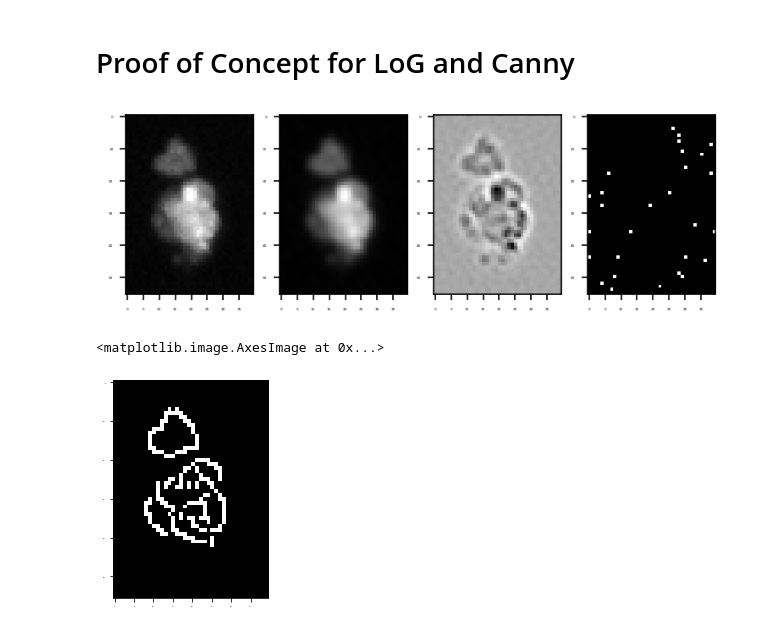
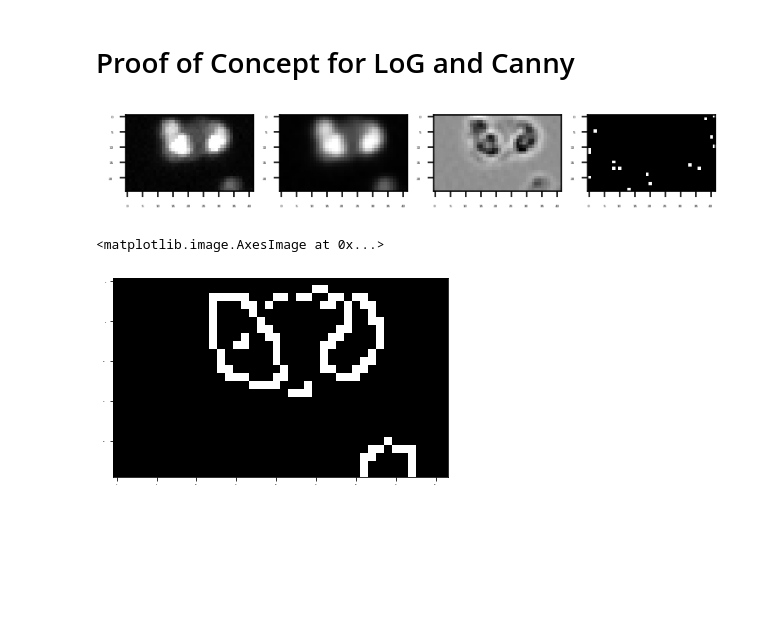
Before and after one commit to peteyeh/celltrack, a Jupyter notebook: feature_extract.ipynb, the cells around one changed output. Drawn from its saved outputs; the diff is of its cells as text; code cells hidden in the pictures; blank space fills up the shorter version.

```diff
--- a/feature_extract.ipynb
+++ b/feature_extract.ipynb
@@ -29,12 +29,32 @@ def compute_centroid(cluster, coordinate_bounds):
 
     min_x = np.min(cluster[:, 1])
     max_x = np.max(cluster[:, 1])
-    size_x = max(15, int(1.2*(max_x - min_x)))
+    size_x = max(15, int(1.0*(max_x - min_x)))
     box_x = [max(0, x - size_x), min(coordinate_bounds[1], x + size_x)]
 
     min_y = np.min(cluster[:, 0])
     max_y = np.max(cluster[:, 0])
-    size_y = max(15, int(1.2*(max_y - min_y)))
+    size_y = max(15, int(1.0*(max_y - min_y)))
     box_y = [max(0, y - size_y), min(coordinate_bounds[0], y + size_y)]
 
     return centroid, box_x, box_y
+
+# Input:
+#  - image: binary image
+#  - threshold [0-1]: only remove elements less that make up less than threshold
+#    amount of total elements
+# Output: input image with border elements removed
+def remove_border_elements(image, threshold):
+    num_components, labelled, stats, centroids = \
+        cv2.connectedComponentsWithStats(image, 8, cv2.CV_32S)  # 8-connectivity includes diagonals
+    total_size = sum(stats[1:,-1])  # 0 is the background component
+
+    border_filter = np.ones(labelled.shape).astype(int)
+    border_filter[1:-1, 1:-1] = 0
+
+    for c in range(1, num_components):  # 0 is the background component
+        component = (labelled == c).astype(int)
+        if np.sum(component & border_filter) > 0 and np.sum(component) < threshold*total_size:
+            image = image & (1-component)
+
+    return image
@@ -157,33 +191,33 @@ plt.show()
 # %% [markdown]
 # Proof of Concept for LoG and Canny
 # %%
-centroid = centroids[3]
-box_x = boxes_x[3]
-box_y = boxes_y[3]
+centroid = centroids[2]
+box_x = boxes_x[2]
+box_y = boxes_y[2]
 
 # LoG
 image = rfp[1]
 box = image[box_y[0]:box_y[1], box_x[0]:box_x[1]]
 blurred = cv2.GaussianBlur(np.float64(box), (3,3), 0)
 filtered = cv2.Laplacian(np.float64(blurred), cv2.CV_64F)
 edges = (filtered == 0).astype(int)  # need to threshold this
 
 plt.figure(dpi=150)
 plt.subplot(1,4,1)
 plt.imshow(box, interpolation='nearest', cmap='gray')
 plt.subplot(1,4,2)
 plt.imshow(blurred, interpolation='nearest', cmap='gray')
 plt.subplot(1,4,3)
 plt.imshow(filtered, interpolation='nearest', cmap='gray')
 plt.subplot(1,4,4)
 plt.imshow(edges, interpolation='nearest', cmap='gray')
 plt.show()
 
 # Canny
 box = rfp[1][box_y[0]:box_y[1], box_x[0]:box_x[1]]
 filtered = cv2.Canny(np.uint8(box), threshold1=100, threshold2=230)
 plt.imshow(filtered, interpolation='nearest', cmap='gray')
 # %% [output]
-[figure, old version]
+[figure, new version]
 <matplotlib.image.AxesImage at 0x...>
-[figure, old version]
+[figure, new version]
```
Also changed, not shown: parts of 9 cells of this notebook.
